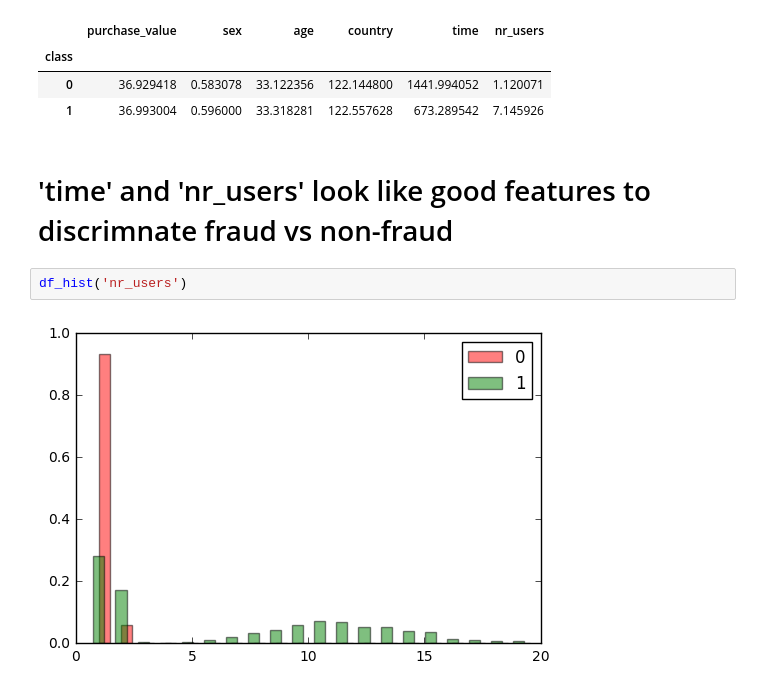
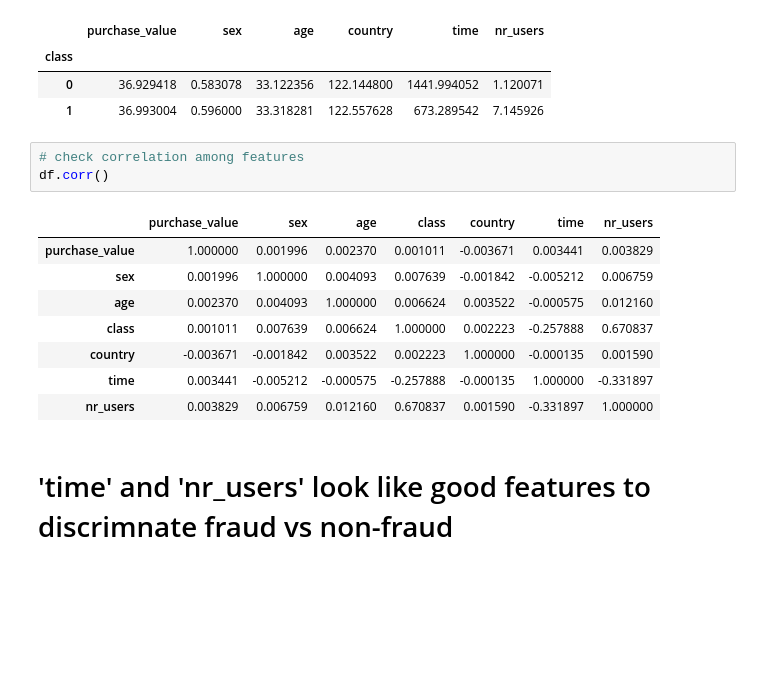
Before and after one commit to peterboord/fraud, a Jupyter notebook: fraud.ipynb, the cells around one changed output. Cells and saved outputs as stored; diff of their text form; blank space fills up the shorter version.

```diff
--- a/fraud.ipynb
+++ b/fraud.ipynb
@@ -124,9 +135,17 @@ df.groupby('class').mean()
 | class |  |  |  |  |  |  |
 | 0 | 36.929418 | 0.583078 | 33.122356 | 122.144800 | 1441.994052 | 1.120071 |
 | 1 | 36.993004 | 0.596000 | 33.318281 | 122.557628 | 673.289542 | 7.145926 |
+# %%
+# check correlation among features
+df.corr()
+# %% [output]
+|  | purchase_value | sex | age | class | country | time | nr_users |
+| purchase_value | 1.000000 | 0.001996 | 0.002370 | 0.001011 | -0.003671 | 0.003441 | 0.003829 |
+| sex | 0.001996 | 1.000000 | 0.004093 | 0.007639 | -0.001842 | -0.005212 | 0.006759 |
+| age | 0.002370 | 0.004093 | 1.000000 | 0.006624 | 0.003522 | -0.000575 | 0.012160 |
+| class | 0.001011 | 0.007639 | 0.006624 | 1.000000 | 0.002223 | -0.257888 | 0.670837 |
+| country | -0.003671 | -0.001842 | 0.003522 | 0.002223 | 1.000000 | -0.000135 | 0.001590 |
+| time | 0.003441 | -0.005212 | -0.000575 | -0.257888 | -0.000135 | 1.000000 | -0.331897 |
+| nr_users | 0.003829 | 0.006759 | 0.012160 | 0.670837 | 0.001590 | -0.331897 | 1.000000 |
 # %% [markdown]
 # 'time' and 'nr_users' look like good features to discrimnate fraud vs non-fraud
-# %%
-df_hist('nr_users')
-# %% [output]
-[figure, removed]
```
Also changed, not shown: parts of 12 cells of this notebook, 1 other file.
